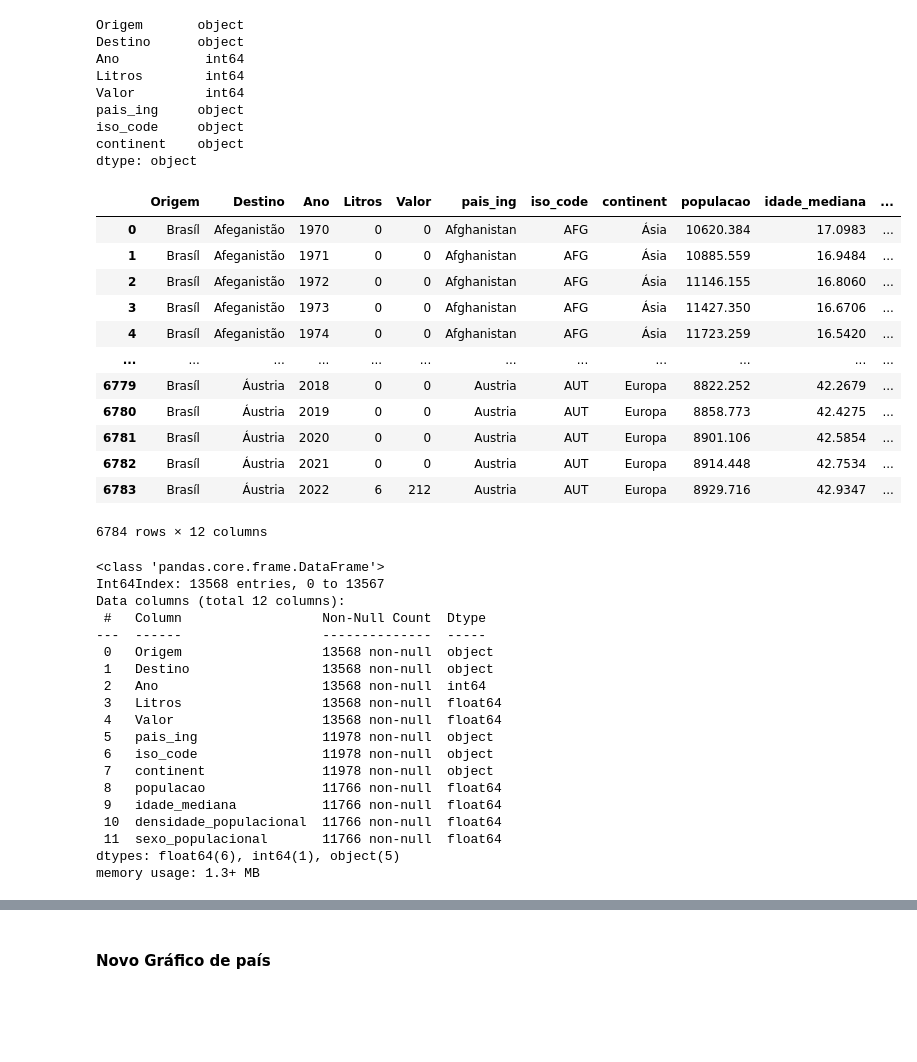
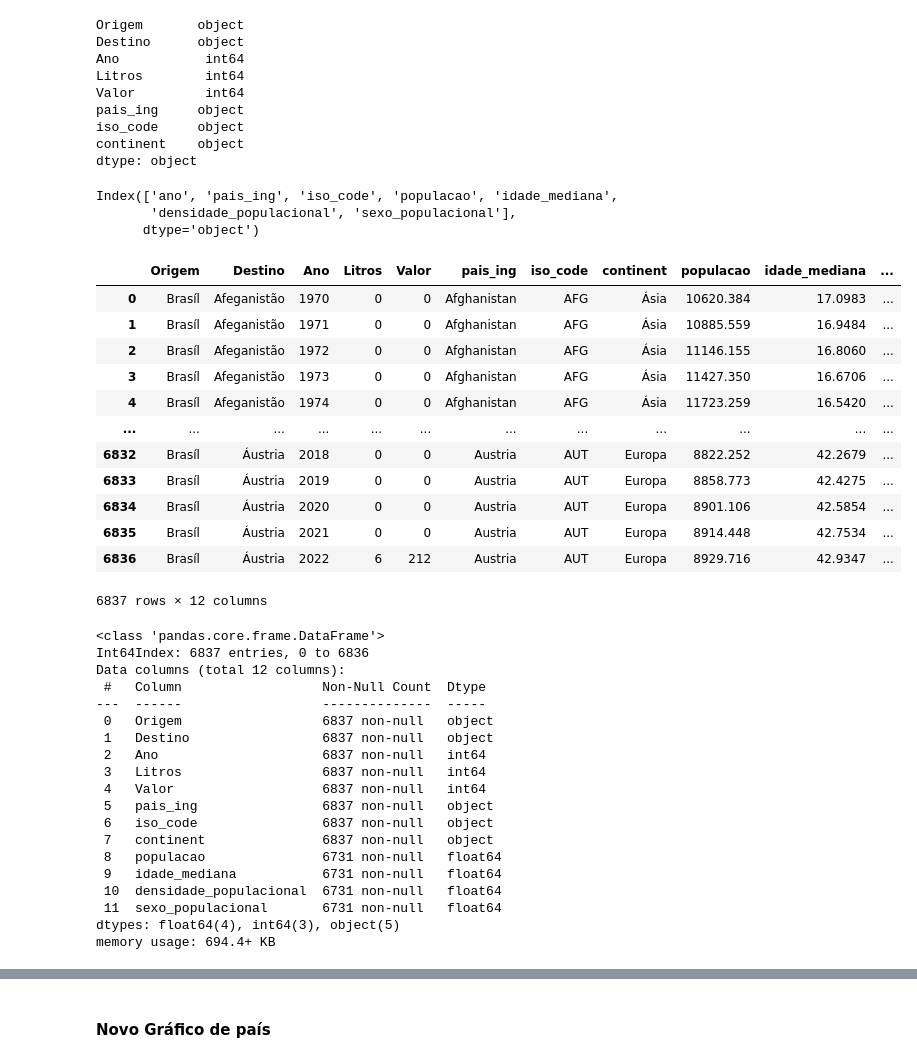
Before and after one commit to Leandro-Braga/wine_techchallenge-, a Jupyter notebook: notebook_testes/Vinicula.ipynb, the cells around one changed output, grey strips where cells are left out. Cells and saved outputs as stored; diff of their text form; code cells hidden in the pictures; blank space fills up the shorter version.

```diff
--- a/notebook_testes/Vinicula.ipynb
+++ b/notebook_testes/Vinicula.ipynb
@@ -550,5 +518,0 @@ df_pais_continet = df_pais_continet.append(df_singapura, ignore_index=True)
-# %%
-# Adicionando a linha ao DataFrame existente
-df_pais_continet = df_pais_continet.append(df_singapura, ignore_index=True)
-
-df_pais_continet.loc[df_pais_continet['pais'] == 'Singapura']
@@ -609,52 +583,63 @@ pais_ing     object
 iso_code     object
 continent    object
 dtype: object
+# %%
+df_populacao_geral.columns
+# %% [output]
+Index(['ano', 'pais_ing', 'iso_code', 'populacao', 'idade_mediana',
+       'densidade_populacional', 'sexo_populacional'],
+      dtype='object')
+# %%
+filtro_pais_populacao = ['ano', 'iso_code', 'populacao', 'idade_mediana',
+       'densidade_populacional', 'sexo_populacional']
+
+df_populacao_geralv2 = df_populacao_geral[filtro_pais_populacao]
 # %%
-df_populacao_geral.columns = ['Ano',
-                              'iso_code',
+df_populacao_geralv2.columns = ['Ano',
+                                'iso_code',
                                 'populacao',
                                 'idade_mediana',
                                 'densidade_populacional',
                                 'sexo_populacional']
 
-df_exporta_paisv2 = pd.merge(df_exporta_paisv1, df_populacao_geral, how='left', on=['Ano', 'iso_code'])
+df_exporta_paisv2 = pd.merge(df_exporta_paisv1, df_populacao_geralv2, how='left', on=['Ano', 'iso_code'])
 df_exporta_paisv2
 # %% [output]
 |  | Origem | Destino | Ano | Litros | Valor | pais_ing | iso_code | continent | populacao | idade_mediana | ... |
 | 0 | Brasíl | Afeganistão | 1970 | 0 | 0 | Afghanistan | AFG | Ásia | 10620.384 | 17.0983 | ... |
 | 1 | Brasíl | Afeganistão | 1971 | 0 | 0 | Afghanistan | AFG | Ásia | 10885.559 | 16.9484 | ... |
 | 2 | Brasíl | Afeganistão | 1972 | 0 | 0 | Afghanistan | AFG | Ásia | 11146.155 | 16.8060 | ... |
 | 3 | Brasíl | Afeganistão | 1973 | 0 | 0 | Afghanistan | AFG | Ásia | 11427.350 | 16.6706 | ... |
 | 4 | Brasíl | Afeganistão | 1974 | 0 | 0 | Afghanistan | AFG | Ásia | 11723.259 | 16.5420 | ... |
 | ... | ... | ... | ... | ... | ... | ... | ... | ... | ... | ... | ... |
-| 6779 | Brasíl | Áustria | 2018 | 0 | 0 | Austria | AUT | Europa | 8822.252 | 42.2679 | ... |
-| 6780 | Brasíl | Áustria | 2019 | 0 | 0 | Austria | AUT | Europa | 8858.773 | 42.4275 | ... |
-| 6781 | Brasíl | Áustria | 2020 | 0 | 0 | Austria | AUT | Europa | 8901.106 | 42.5854 | ... |
-| 6782 | Brasíl | Áustria | 2021 | 0 | 0 | Austria | AUT | Europa | 8914.448 | 42.7534 | ... |
-| 6783 | Brasíl | Áustria | 2022 | 6 | 212 | Austria | AUT | Europa | 8929.716 | 42.9347 | ... |
+| 6832 | Brasíl | Áustria | 2018 | 0 | 0 | Austria | AUT | Europa | 8822.252 | 42.2679 | ... |
+| 6833 | Brasíl | Áustria | 2019 | 0 | 0 | Austria | AUT | Europa | 8858.773 | 42.4275 | ... |
+| 6834 | Brasíl | Áustria | 2020 | 0 | 0 | Austria | AUT | Europa | 8901.106 | 42.5854 | ... |
+| 6835 | Brasíl | Áustria | 2021 | 0 | 0 | Austria | AUT | Europa | 8914.448 | 42.7534 | ... |
+| 6836 | Brasíl | Áustria | 2022 | 6 | 212 | Austria | AUT | Europa | 8929.716 | 42.9347 | ... |
-6784 rows × 12 columns
+6837 rows × 12 columns
 # %%
 df_exporta_paisv2.info()
 # %% [output]
 <class 'pandas.core.frame.DataFrame'>
-Int64Index: 13568 entries, 0 to 13567
+Int64Index: 6837 entries, 0 to 6836
 Data columns (total 12 columns):
  #   Column                  Non-Null Count  Dtype
 ---  ------                  --------------  -----
- 0   Origem                  13568 non-null  object
- 1   Destino                 13568 non-null  object
- 2   Ano                     13568 non-null  int64
- 3   Litros                  13568 non-null  float64
- 4   Valor                   13568 non-null  float64
- 5   pais_ing                11978 non-null  object
- 6   iso_code                11978 non-null  object
- 7   continent               11978 non-null  object
- 8   populacao               11766 non-null  float64
- 9   idade_mediana           11766 non-null  float64
- 10  densidade_populacional  11766 non-null  float64
- 11  sexo_populacional       11766 non-null  float64
-dtypes: float64(6), int64(1), object(5)
-memory usage: 1.3+ MB
+ 0   Origem                  6837 non-null   object
+ 1   Destino                 6837 non-null   object
+ 2   Ano                     6837 non-null   int64
+ 3   Litros                  6837 non-null   int64
+ 4   Valor                   6837 non-null   int64
+ 5   pais_ing                6837 non-null   object
+ 6   iso_code                6837 non-null   object
+ 7   continent               6837 non-null   object
+ 8   populacao               6731 non-null   float64
+ 9   idade_mediana           6731 non-null   float64
+ 10  densidade_populacional  6731 non-null   float64
+ 11  sexo_populacional       6731 non-null   float64
+dtypes: float64(4), int64(3), object(5)
+memory usage: 694.4+ KB
 # %%
 df_exporta_paisv2['Litros_por_populacao'] = df_exporta_paisv2['Litros'] / df_exporta_paisv2['populacao']
 df_exporta_paisv2['Preco_por_litro'] = round(df_exporta_paisv2['Valor'], 2) / round(df_exporta_paisv2['Litros'], 2)
```
Also changed, not shown: parts of 63 cells of this notebook, 3 other files.
